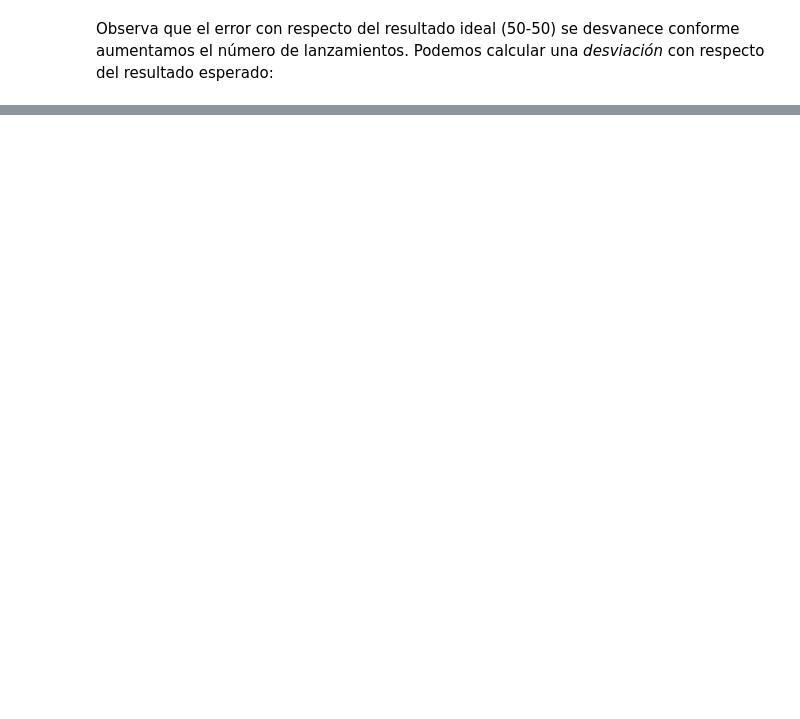
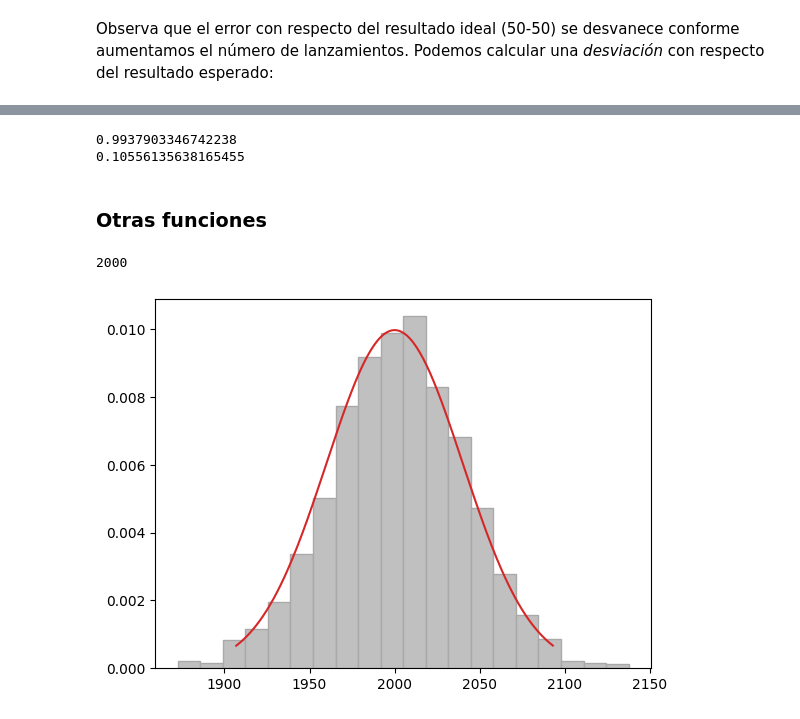
Before and after one commit to jugernaut/Induccion_MeIA, a Jupyter notebook: 2_MatematicasIA/06_Estadistica_prob.ipynb, the cells around one changed output, grey strips where cells are left out. Drawn from its saved outputs; the diff is of its cells as text; code cells hidden in the pictures; blank space fills up the shorter version.

```diff
--- a/2_MatematicasIA/06_Estadistica_prob.ipynb
+++ b/2_MatematicasIA/06_Estadistica_prob.ipynb
@@ -125,0 +355,17 @@ El proceso de determinar resultados, esto es, llegar a ciertas conclusiones a tr
+# %%
+print(X.sf(1900))
+print(X.cdf(1950) - X.cdf(1850))
+# %% [output]
+0.9937903346742238
+0.10556135638165455
+# %% [markdown]
+### Otras funciones
+# %%
+yd = X.rvs(media, sigma) # Datos aleatorios discretos con una distribución normal.
+
+plt.hist(yd, bins=20, fc='silver', ec='darkgrey',density=True)
+plt.plot(x, y, c='C3')
+plt.show()
+# %% [output]
+2000
+[figure, added]
```
Also changed, not shown: parts of 77 cells of this notebook, 4 other files.
